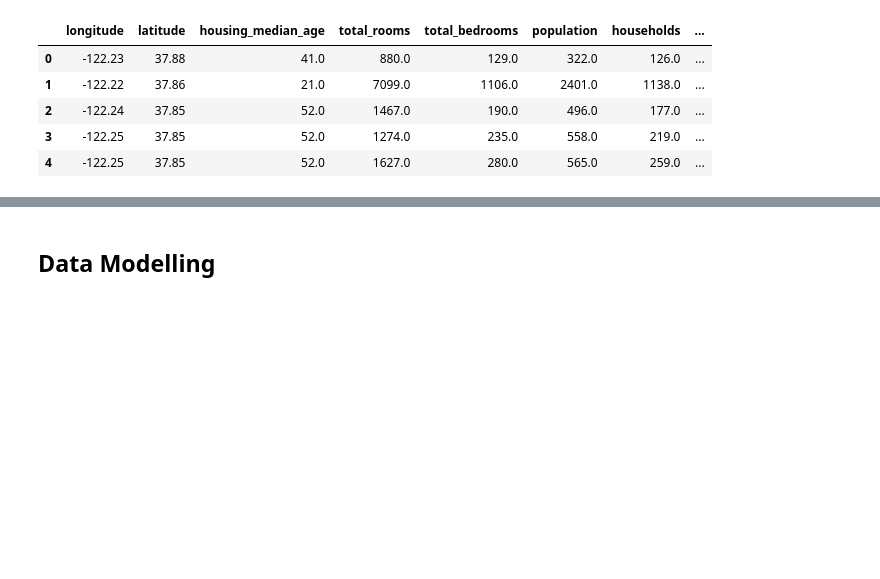
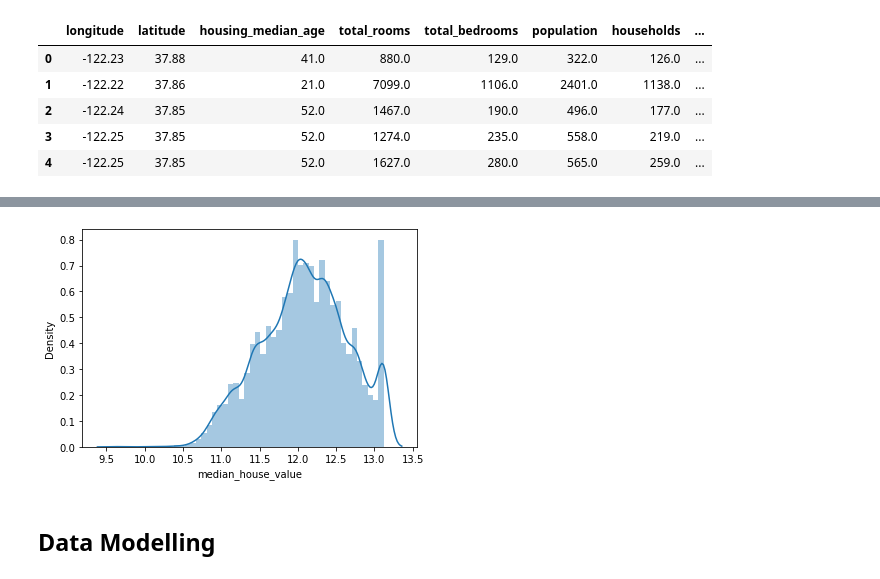
Before and after one commit to RamCham69/PricePrediction-of-House, a Jupyter notebook: HousePrice Prediction.ipynb, the cells around one changed output, grey strips where cells are left out. Saved outputs shown, nothing was run; the diff lists cells and outputs as text; code cells hidden in the pictures; blank space fills up the shorter version.

```diff
--- a/HousePrice Prediction.ipynb
+++ b/HousePrice Prediction.ipynb
@@ -105,3 +111,12 @@ data.head()
+# %%
+# lets try log transform of the predict value
+new_target = np.log(data['median_house_value'])
+
+# distplot of the new_target
+sns.distplot(new_target)
+plt.show()
+# %% [output]
+[figure, added]
 # %% [markdown]
 ## Data Modelling
 # %%
```
Also changed, not shown: parts of 16 cells of this notebook.
